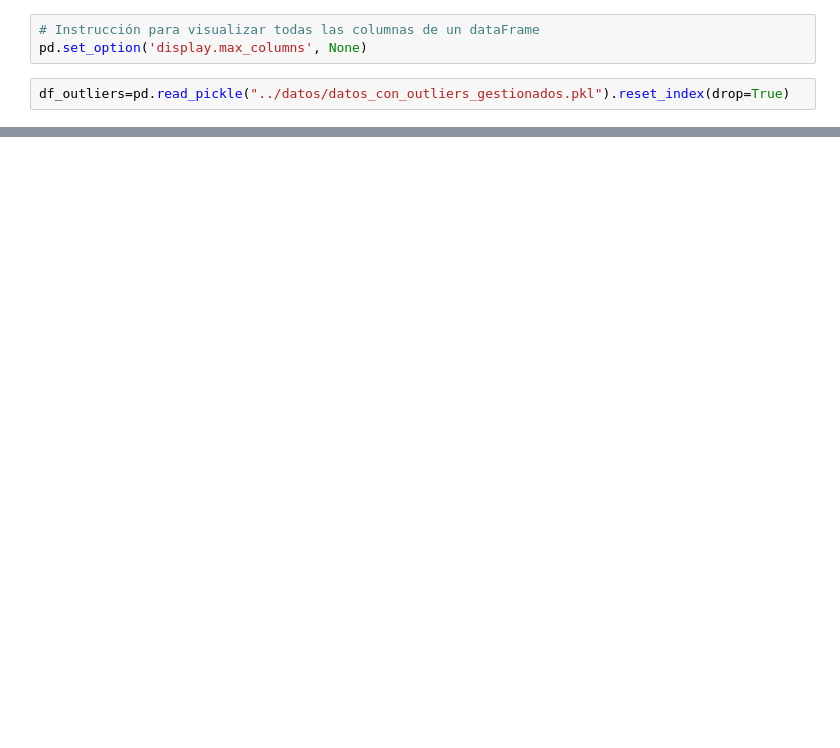
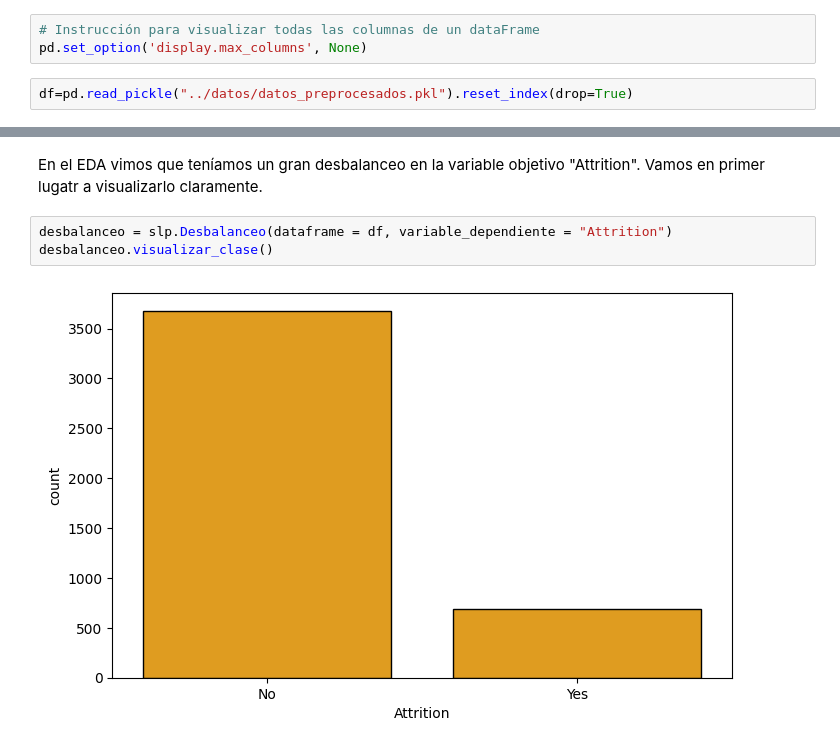
Before and after one commit to Rcm89/Proyecto8-Clasificacion, a Jupyter notebook: notebooks/5-desbalanceo.ipynb, the cells around one changed output, grey strips where cells are left out. Cells and saved outputs as stored; diff of their text form; blank space fills up the shorter version.

Commit message:
desbalanceo hecho

```diff
--- a/notebooks/5-desbalanceo.ipynb
+++ b/notebooks/5-desbalanceo.ipynb
@@ -48,4 +60,4 @@ sys.path.append(os.path.abspath('../'))
 # Instrucción para visualizar todas las columnas de un dataFrame
 pd.set_option('display.max_columns', None)
 # %%
-df_outliers=pd.read_pickle("../datos/datos_con_outliers_gestionados.pkl").reset_index(drop=True)
+df=pd.read_pickle("../datos/datos_preprocesados.pkl").reset_index(drop=True)
@@ -51,0 +73,7 @@ df_outliers=pd.read_pickle("../datos/datos_con_outliers_gestionados.pkl").reset_
+# %% [markdown]
+En el EDA vimos que teníamos un gran desbalanceo en la variable objetivo "Attrition". Vamos en primer lugatr a visualizarlo claramente.
+# %%
+desbalanceo = slp.Desbalanceo(dataframe = df, variable_dependiente = "Attrition")
+desbalanceo.visualizar_clase()
+# %% [output]
+[figure, added]
```
Also changed, not shown: parts of 13 cells of this notebook, 4 other files.
